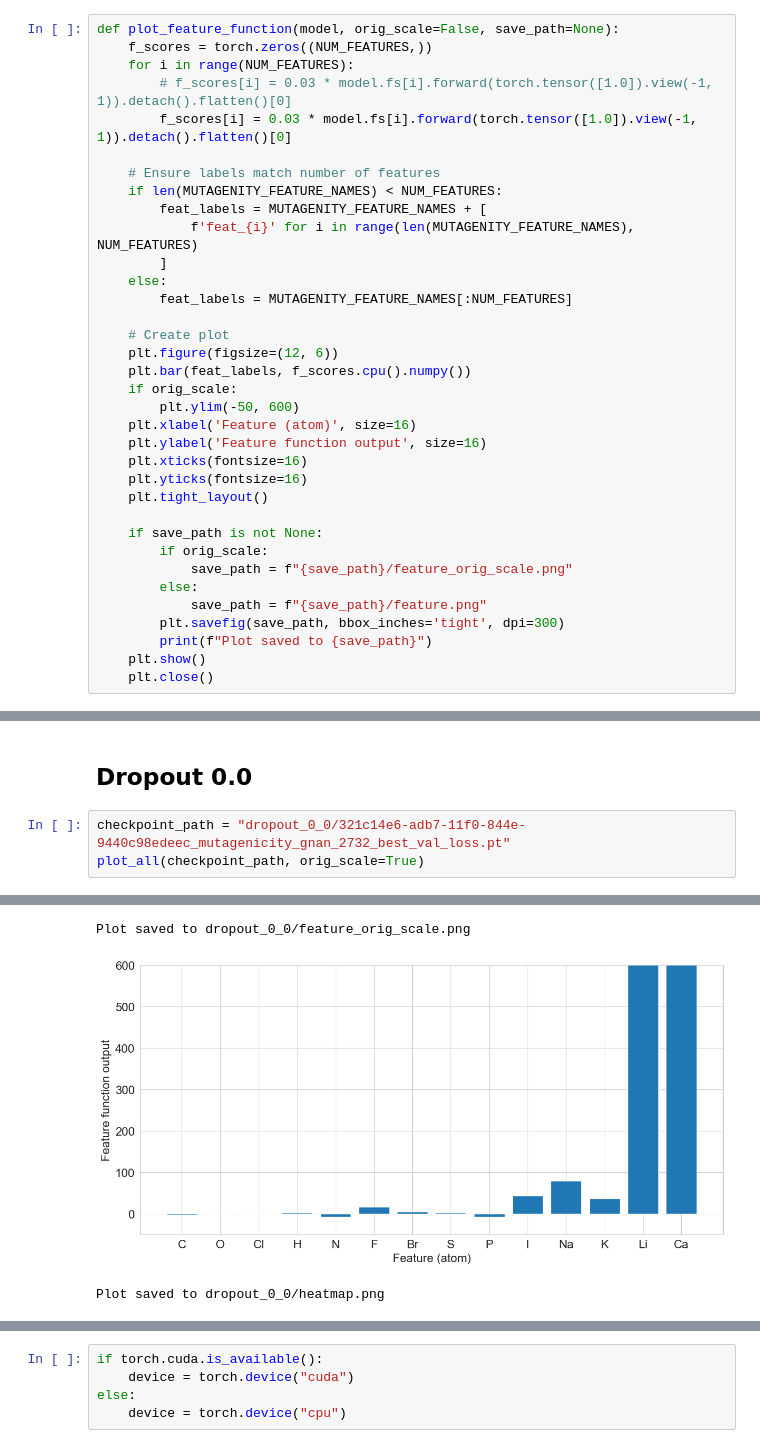
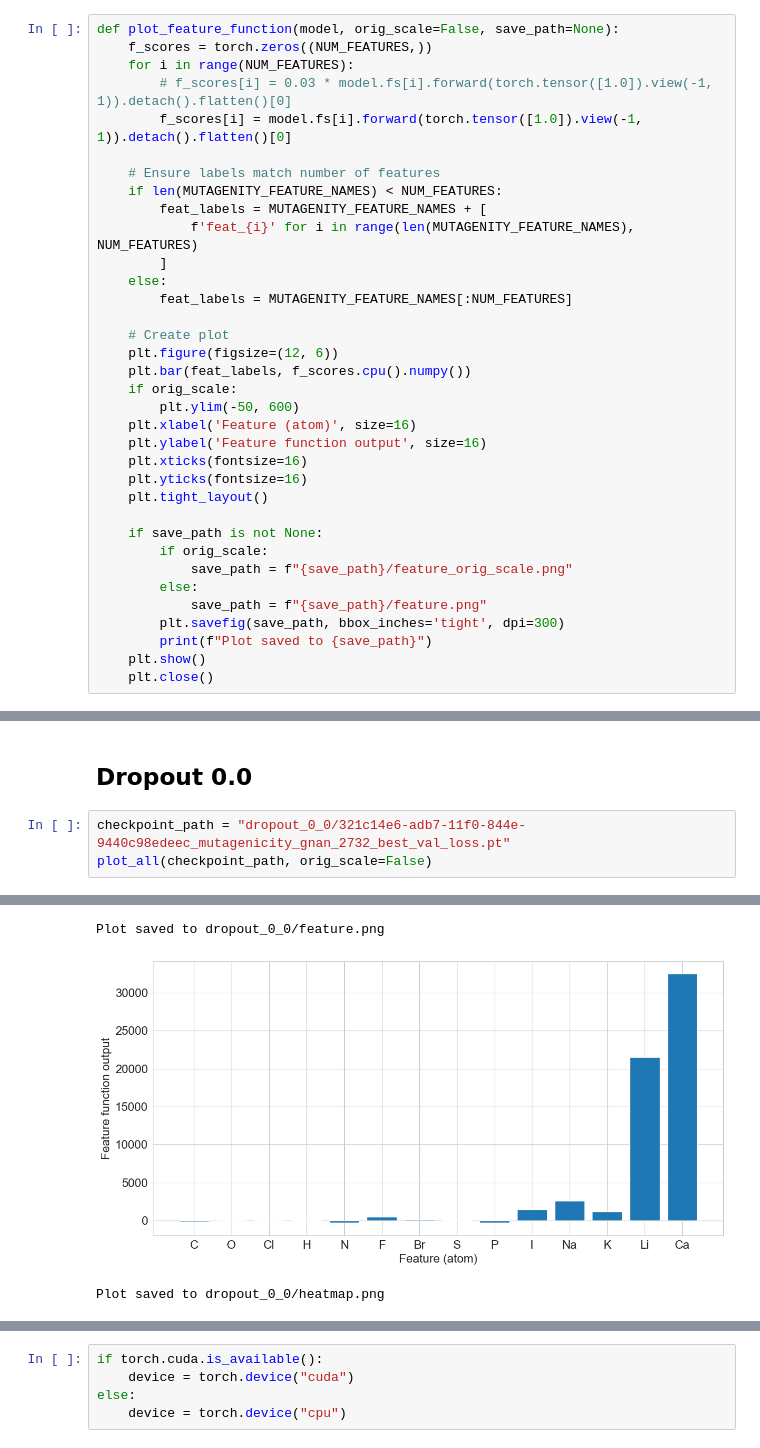
Before and after one commit to noahvide/GNAN_ATDL, a Jupyter notebook: mutagenicity_visualizations.ipynb, the cells around one changed output, grey strips where cells are left out. Cells and saved outputs as stored; diff of their text form.

```diff
--- a/mutagenicity_visualizations.ipynb
+++ b/mutagenicity_visualizations.ipynb
@@ -111,7 +111,7 @@ def plot_feature_function(model, orig_scale=False, save_path=None):
     f_scores = torch.zeros((NUM_FEATURES,))
     for i in range(NUM_FEATURES):
         # f_scores[i] = 0.03 * model.fs[i].forward(torch.tensor([1.0]).view(-1, 1)).detach().flatten()[0]
-        f_scores[i] = 0.03 * model.fs[i].forward(torch.tensor([1.0]).view(-1, 1)).detach().flatten()[0]
+        f_scores[i] = model.fs[i].forward(torch.tensor([1.0]).view(-1, 1)).detach().flatten()[0]
 
     # Ensure labels match number of features
     if len(MUTAGENITY_FEATURE_NAMES) < NUM_FEATURES:
@@ -225,5 +225,5 @@ Plot saved to dropout_0_3/heatmap.png
 ## Dropout 0.0
 # %%
 checkpoint_path = "dropout_0_0/321c14e6-adb7-11f0-844e-9440c98edeec_mutagenicity_gnan_2732_best_val_loss.pt"
-plot_all(checkpoint_path, orig_scale=True)
+plot_all(checkpoint_path, orig_scale=False)
 # %% [output]
@@ -232,3 +232,3 @@ Plot saved to dropout_0_0/distance_orig_scale.png
-Plot saved to dropout_0_0/feature_orig_scale.png
+Plot saved to dropout_0_0/feature.png
-[figure, old version]
+[figure, new version]
 Plot saved to dropout_0_0/heatmap.png
```
Also changed, not shown: parts of 2 cells of this notebook.
